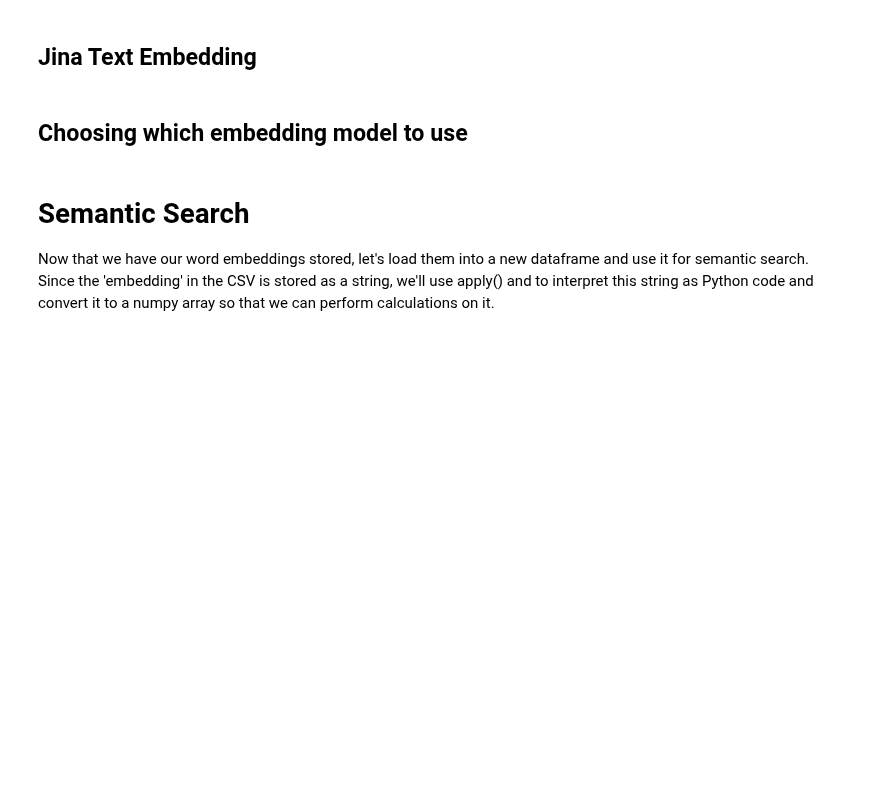
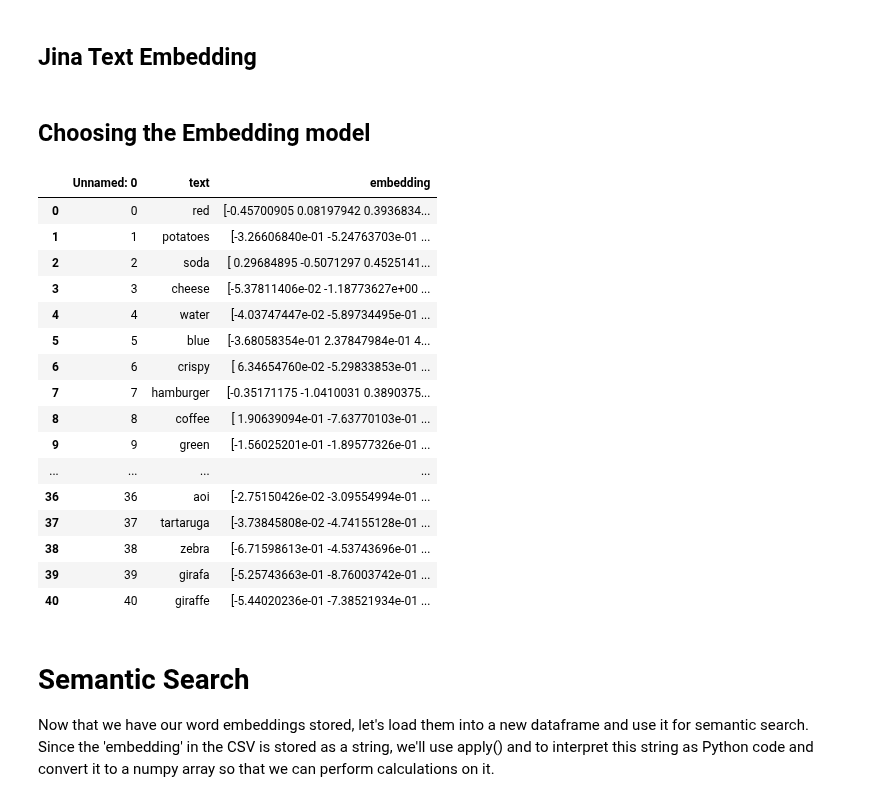
Before and after one commit to filipecalegario/criacomp, a Jupyter notebook: 2024_2_CRIACOMP_Embeddings_and_Visualization.ipynb, the cells around one changed output. Saved outputs shown, nothing was run; the diff lists cells and outputs as text; code cells hidden in the pictures; blank space fills up the shorter version.

```diff
--- a/2024_2_CRIACOMP_Embeddings_and_Visualization.ipynb
+++ b/2024_2_CRIACOMP_Embeddings_and_Visualization.ipynb
@@ -38,23 +56,43 @@ def get_embedding_openai(openai_client, input, model):
 # %% [markdown]
 ## Jina Text Embedding
 # %%
-!pip install transformers
+!pip install -q transformers
 from transformers import AutoModel
 
 jina_embedding_model = AutoModel.from_pretrained('jinaai/jina-embeddings-v2-base-en', trust_remote_code=True) # trust_remote_code is needed to use the encode method
 #embeddings = jina_embedding_model.encode(['How is the weather today?', 'What is the current weather like today?'])
-
-def get_embedding_jina(input):
-  return jina_embedding_model.encode(input)
+# %%
+def get_embedding_jina(input):
+  return jina_embedding_model.encode(input).tolist()
 # %% [markdown]
-## Choosing which embedding model to use
+## Choosing the Embedding model
 # %%
 def get_embedding(input):
-  #return get_embedding_jina(input)
-  return get_embedding_openai(openAI_client, input, 'text-embedding-3-small')
+  return get_embedding_jina(input)
+  #return get_embedding_openai(openAI_client, input, 'text-embedding-3-small')
 # %%
 df['embedding'] = df['text'].apply(lambda x: get_embedding(x))
 df.to_csv('word_embeddings.csv')
+# %%
+df
+# %% [output]
+|  | Unnamed: 0 | text | embedding |
+| 0 | 0 | red | [-0.45700905 0.08197942 0.3936834... |
+| 1 | 1 | potatoes | [-3.26606840e-01 -5.24763703e-01 ... |
+| 2 | 2 | soda | [ 0.29684895 -0.5071297 0.4525141... |
+| 3 | 3 | cheese | [-5.37811406e-02 -1.18773627e+00 ... |
+| 4 | 4 | water | [-4.03747447e-02 -5.89734495e-01 ... |
+| 5 | 5 | blue | [-3.68058354e-01 2.37847984e-01 4... |
+| 6 | 6 | crispy | [ 6.34654760e-02 -5.29833853e-01 ... |
+| 7 | 7 | hamburger | [-0.35171175 -1.0410031 0.3890375... |
+| 8 | 8 | coffee | [ 1.90639094e-01 -7.63770103e-01 ... |
+| 9 | 9 | green | [-1.56025201e-01 -1.89577326e-01 ... |
+| ... | ... | ... | ... |
+| 36 | 36 | aoi | [-2.75150426e-02 -3.09554994e-01 ... |
+| 37 | 37 | tartaruga | [-3.73845808e-02 -4.74155128e-01 ... |
+| 38 | 38 | zebra | [-6.71598613e-01 -4.53743696e-01 ... |
+| 39 | 39 | girafa | [-5.25743663e-01 -8.76003742e-01 ... |
+| 40 | 40 | giraffe | [-5.44020236e-01 -7.38521934e-01 ... |
 # %% [markdown]
 # Semantic Search
 
```
Also changed, not shown: parts of 3 cells of this notebook.
